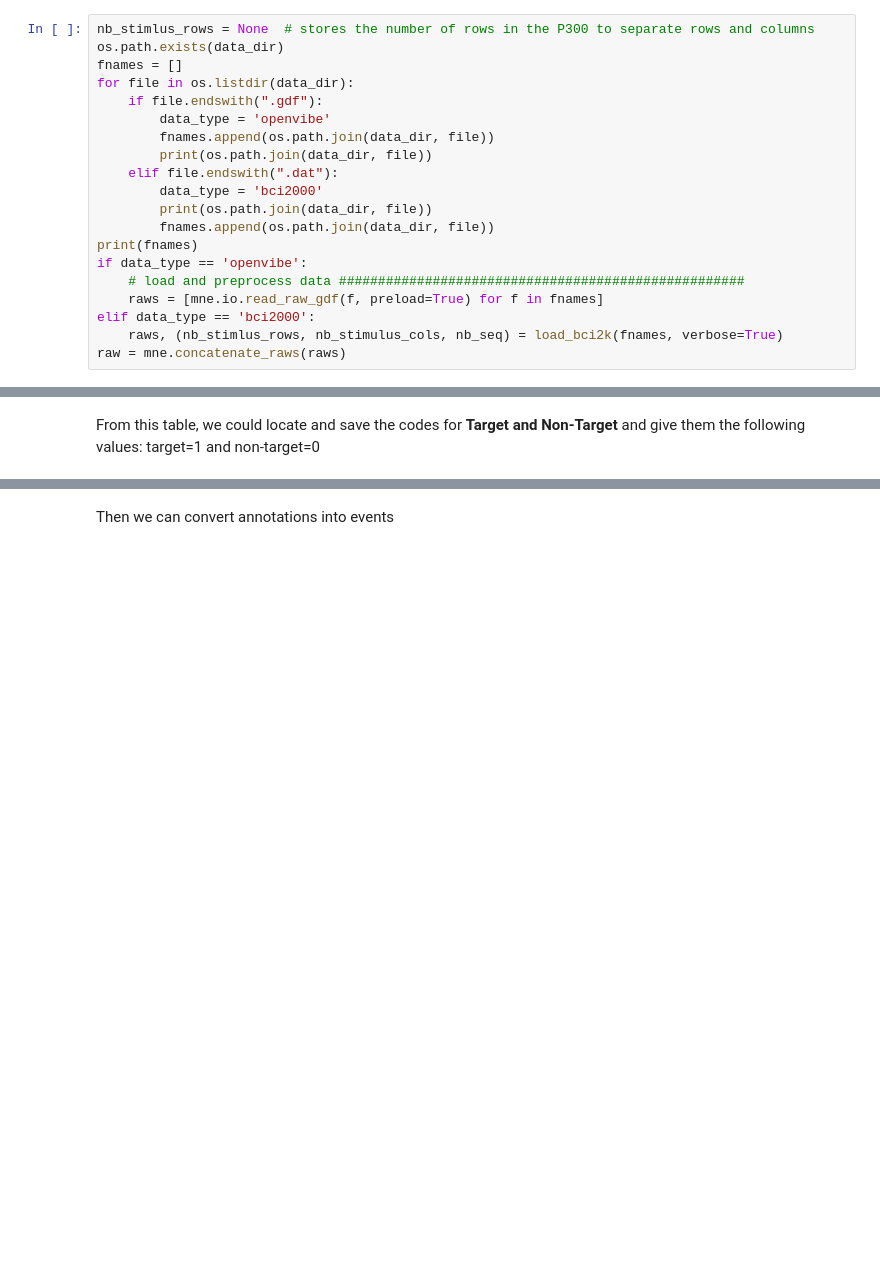
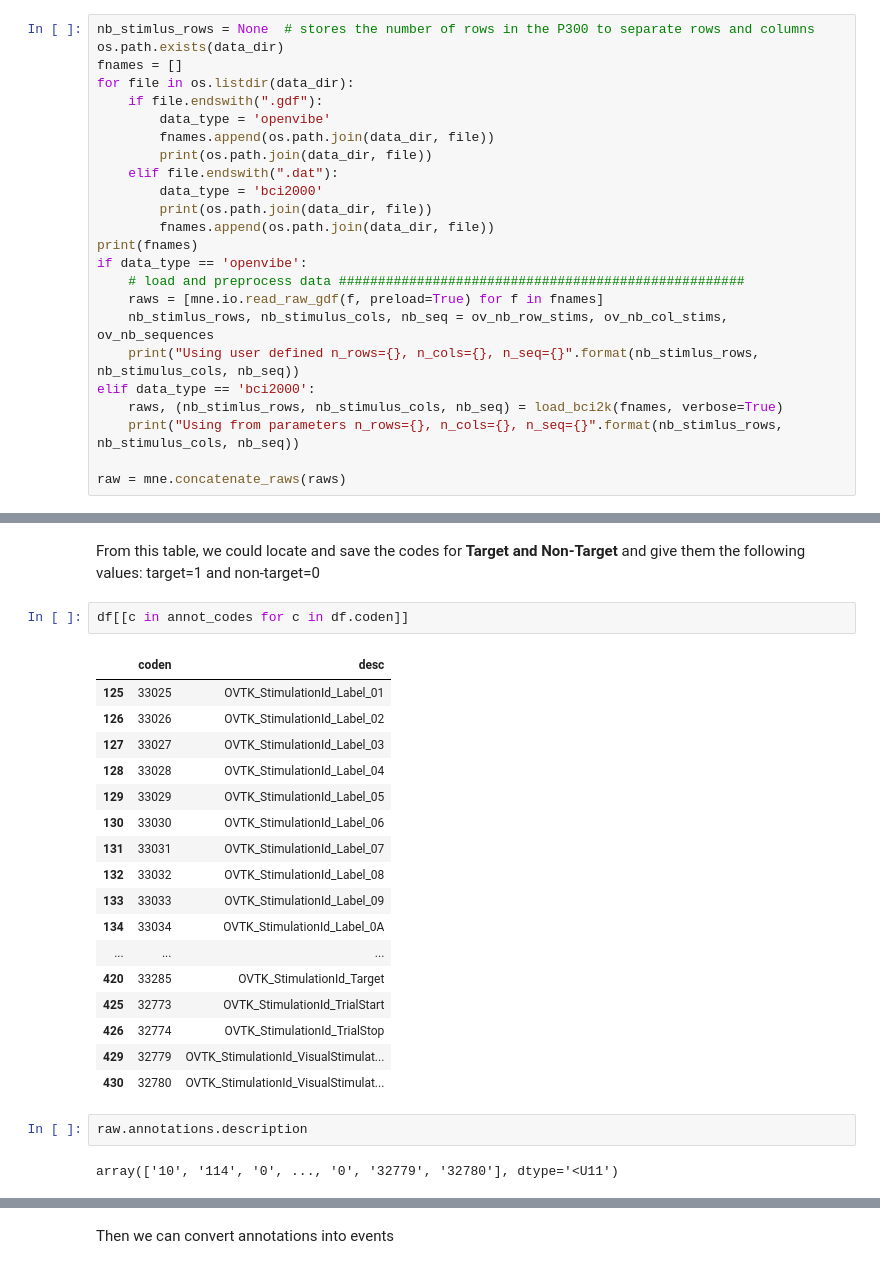
Before and after one commit to lokinou/p3k_offline_analysis, a Jupyter notebook: p300_analysis.ipynb, the cells around one changed output, grey strips where cells are left out. Drawn from its saved outputs; the diff is of its cells as text; blank space fills up the shorter version.

```diff
--- a/p300_analysis.ipynb
+++ b/p300_analysis.ipynb
@@ -249,6 +261,10 @@ print(fnames)
 if data_type == 'openvibe':
     # load and preprocess data ####################################################
     raws = [mne.io.read_raw_gdf(f, preload=True) for f in fnames]
+    nb_stimlus_rows, nb_stimulus_cols, nb_seq = ov_nb_row_stims, ov_nb_col_stims, ov_nb_sequences
+    print("Using user defined n_rows={}, n_cols={}, n_seq={}".format(nb_stimlus_rows, nb_stimulus_cols, nb_seq))
 elif data_type == 'bci2000':
     raws, (nb_stimlus_rows, nb_stimulus_cols, nb_seq) = load_bci2k(fnames, verbose=True)
+    print("Using from parameters n_rows={}, n_cols={}, n_seq={}".format(nb_stimlus_rows, nb_stimulus_cols, nb_seq))
+
 raw = mne.concatenate_raws(raws)
@@ -547,6 +672,30 @@ if data_type=='openvibe':
     df[[c in annot_codes for c in df.coden]]
 # %% [markdown]
 From this table, we could locate and save the codes for **Target and Non-Target** and give them the following values: target=1 and non-target=0
+# %%
+df[[c in annot_codes for c in df.coden]]
+# %% [output]
+|  | coden | desc |
+| 125 | 33025 | OVTK_StimulationId_Label_01 |
+| 126 | 33026 | OVTK_StimulationId_Label_02 |
+| 127 | 33027 | OVTK_StimulationId_Label_03 |
+| 128 | 33028 | OVTK_StimulationId_Label_04 |
+| 129 | 33029 | OVTK_StimulationId_Label_05 |
+| 130 | 33030 | OVTK_StimulationId_Label_06 |
+| 131 | 33031 | OVTK_StimulationId_Label_07 |
+| 132 | 33032 | OVTK_StimulationId_Label_08 |
+| 133 | 33033 | OVTK_StimulationId_Label_09 |
+| 134 | 33034 | OVTK_StimulationId_Label_0A |
+| ... | ... | ... |
+| 420 | 33285 | OVTK_StimulationId_Target |
+| 425 | 32773 | OVTK_StimulationId_TrialStart |
+| 426 | 32774 | OVTK_StimulationId_TrialStop |
+| 429 | 32779 | OVTK_StimulationId_VisualStimulat... |
+| 430 | 32780 | OVTK_StimulationId_VisualStimulat... |
+# %%
+raw.annotations.description
+# %% [output]
+array(['10', '114', '0', ..., '0', '32779', '32780'], dtype='<U11')
 # %%
 # Filter out string annotations
 string_annotations = np.where(~np.apply_along_axis(np.char.isnumeric,0,raw.annotations.description))[0]
```
Also changed, not shown: parts of 52 cells of this notebook.
